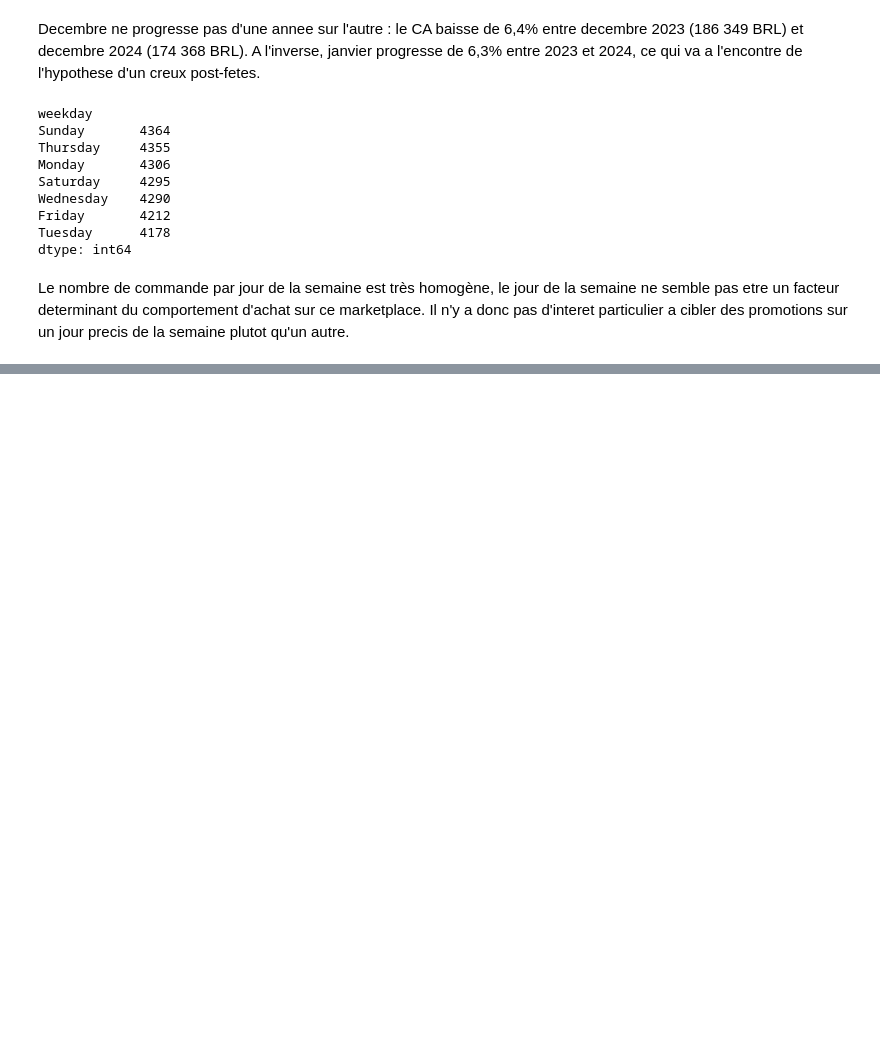
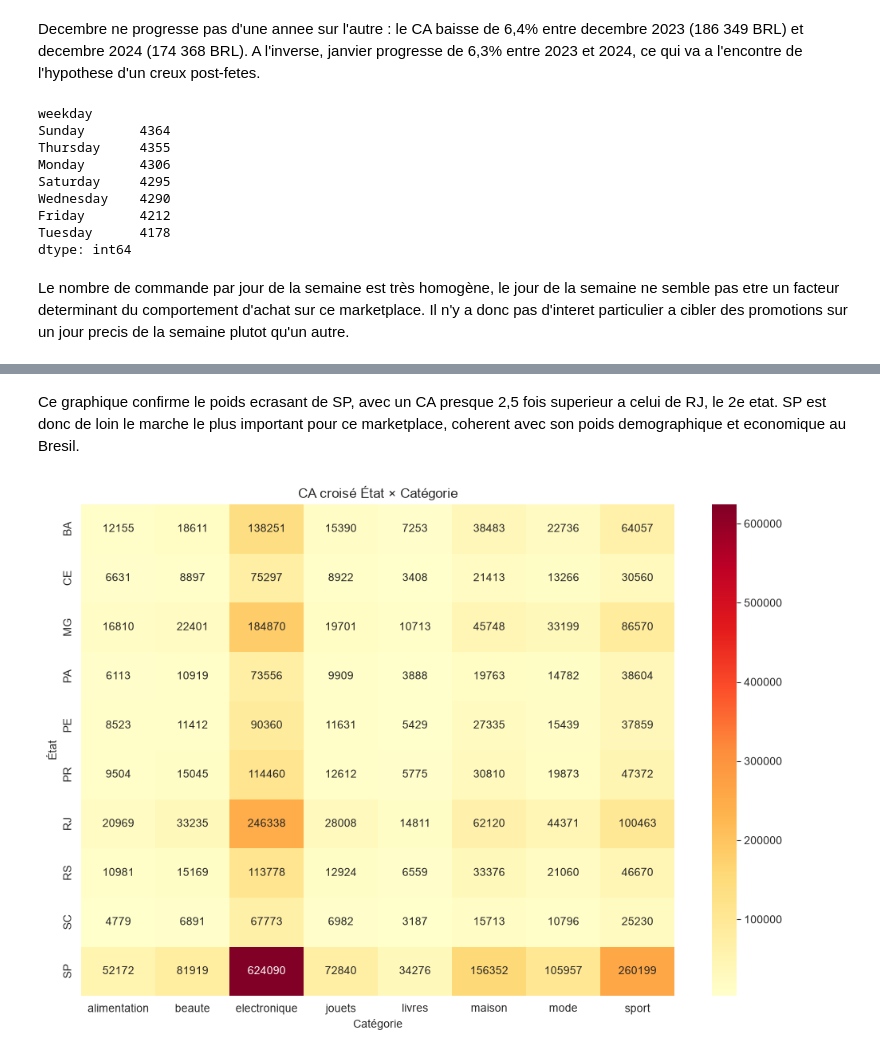
Before and after one commit to Mace-Erwan/Analyse-d-un-marketplace-e-commerce, a Jupyter notebook: Analyse.ipynb, the cells around one changed output, grey strips where cells are left out. Drawn from its saved outputs; the diff is of its cells as text; code cells hidden in the pictures; blank space fills up the shorter version.

```diff
--- a/Analyse.ipynb
+++ b/Analyse.ipynb
@@ -255,0 +356,20 @@ Le nombre de commande par jour de la semaine est très homogène, le jour de la
+# %% [markdown]
+Ce graphique confirme le poids ecrasant de SP, avec un CA presque 2,5 fois superieur a celui de RJ, le 2e etat.  SP est donc de loin le marche le plus important pour ce marketplace, coherent avec son poids demographique et economique au Bresil.
+# %%
+# Creation du tableau croise : etat en lignes, categorie en colonnes, valeur = somme des prix
+heatmap_data = pd.crosstab(
+    orders["customer_state"],
+    orders["product_category"],
+    values=orders["price"],
+    aggfunc="sum"
+)
+
+# Affichage du tableau croise sous forme de heatmap (carte de chaleur)
+plt.figure(figsize=(12, 8))
+sns.heatmap(heatmap_data, annot=True, fmt=".0f", cmap="YlOrRd")
+plt.title("CA croisé État × Catégorie")
+plt.xlabel("Catégorie")
+plt.ylabel("État")
+plt.show()
+# %% [output]
+[figure, added]
```
Also changed, not shown: parts of 7 cells of this notebook.
